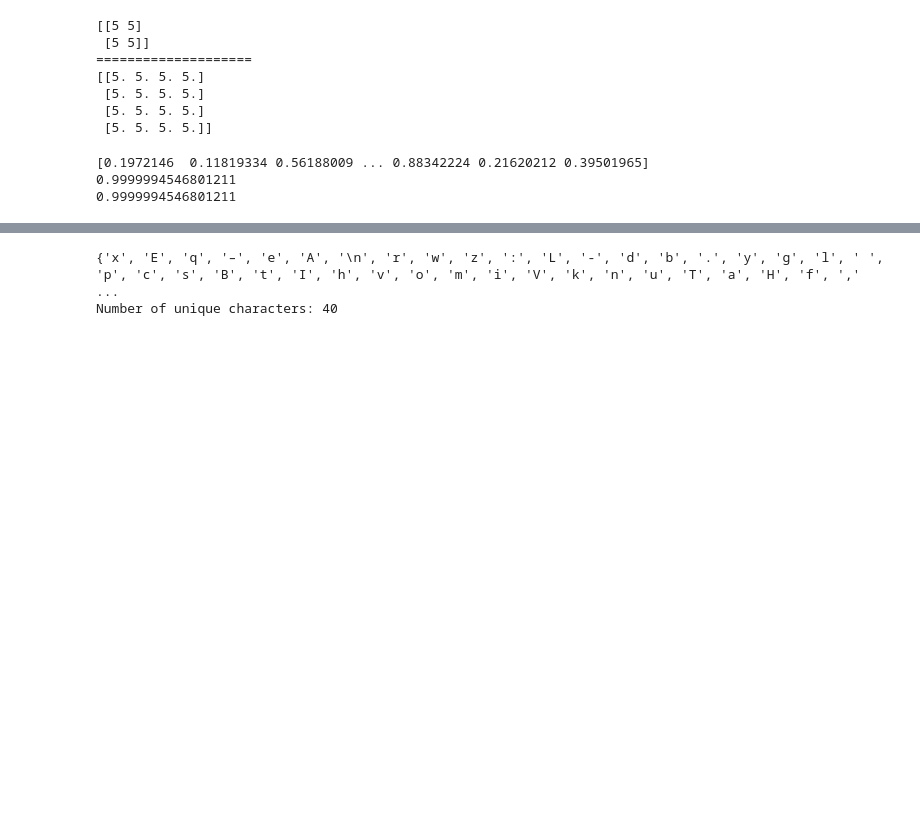
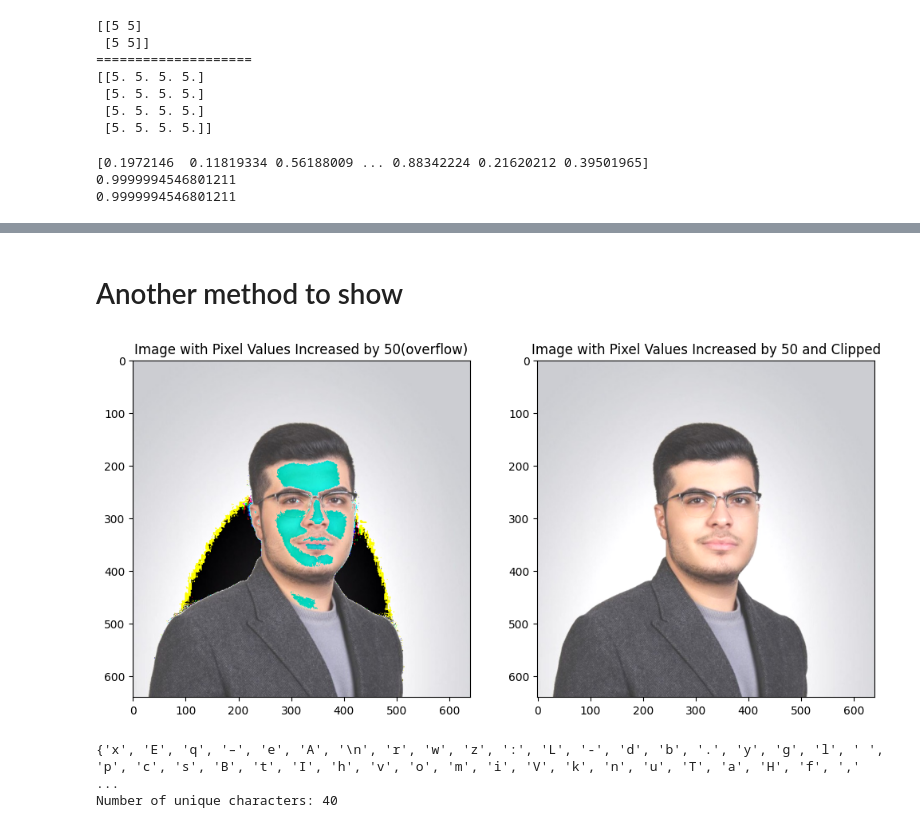
Before and after one commit to AmirParsaRabiei/ML-EXERCISES, a Jupyter notebook: Classvision/0.ipynb, the cells around one changed output, grey strips where cells are left out. Saved outputs shown, nothing was run; the diff lists cells and outputs as text; code cells hidden in the pictures; blank space fills up the shorter version.

```diff
--- a/Classvision/0.ipynb
+++ b/Classvision/0.ipynb
@@ -329,3 +343,31 @@ uint8
+# %% [markdown]
+# Another method to show
+# %%
+import matplotlib.pyplot as plt
+import numpy as np
+
+# Load the image using plt.imread
+img_path = 'photo_2022-12-20_07-35-10.jpg'
+img = plt.imread(img_path)
+
+# Create subplots
+fig, axes = plt.subplots(1, 2, figsize=(12, 6))
+
+# First subplot: img + 50
+axes[0].imshow(img + 50)
+axes[0].set_title('Image with Pixel Values Increased by 50(overflow)')
+
+# Second subplot: img after clipping
+img2 = img.astype('int32') + 50
+img2[img2 > 255] = 255
+img2 = img2.astype('uint8')
+axes[1].imshow(img2)
+axes[1].set_title('Image with Pixel Values Increased by 50 and Clipped')
+
+# Display the images
+plt.show()
+# %% [output]
+[figure, added]
 # %%
 """
 سوال 8(
```
Also changed, not shown: parts of 2 cells of this notebook, 1 other file.
